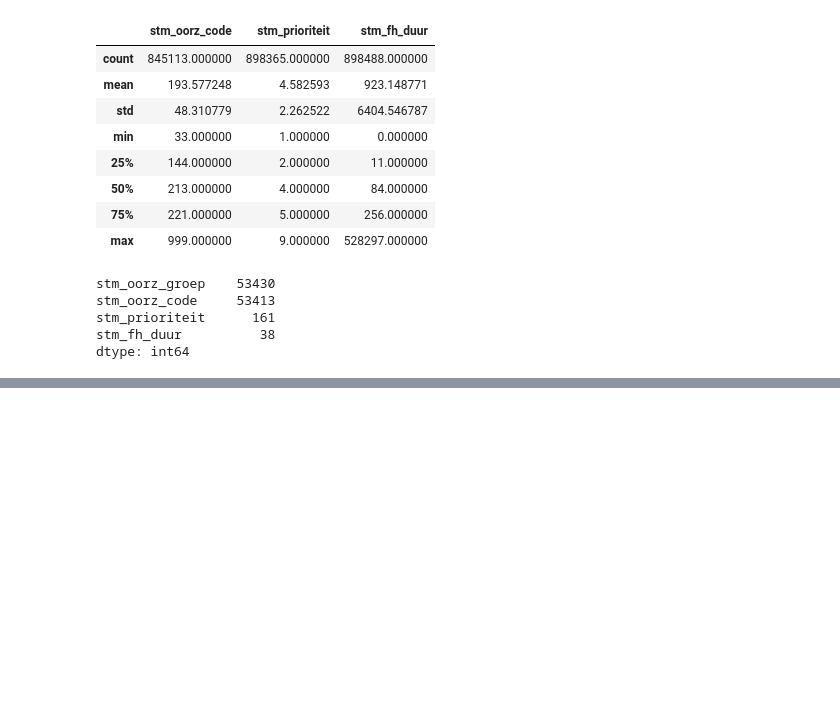
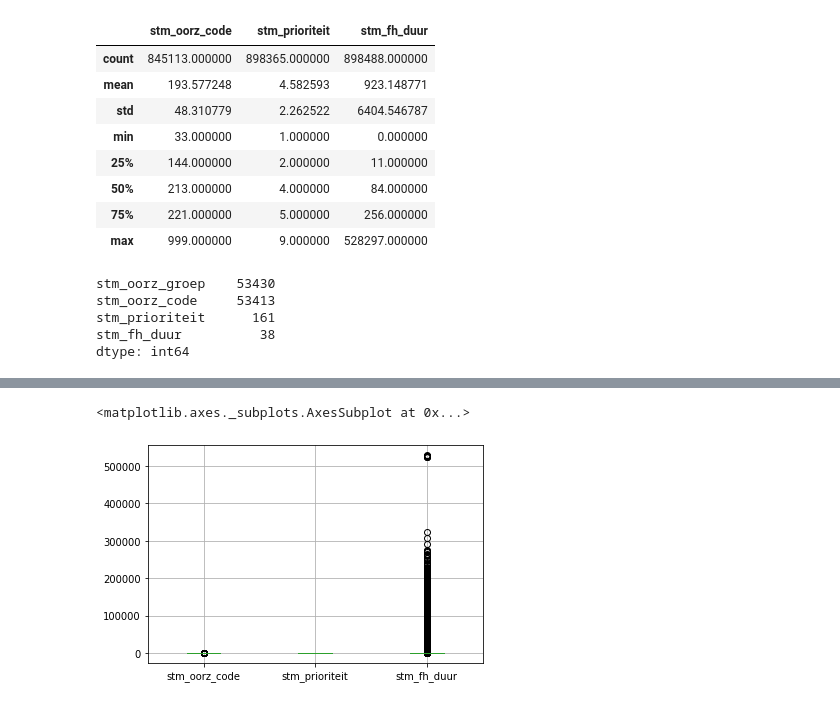
Before and after one commit to AmaryllisLee/DDB_Prorail, a Jupyter notebook: project_ProRail.ipynb, the cells around one changed output, grey strips where cells are left out. Saved outputs shown, nothing was run; the diff lists cells and outputs as text; code cells hidden in the pictures; blank space fills up the shorter version.

```diff
--- a/project_ProRail.ipynb
+++ b/project_ProRail.ipynb
@@ -256,0 +365,5 @@ Rijen verloren door Nan oorzaakgroep : 6.320219899587393%
+# %%
+df2.boxplot()
+# %% [output]
+<matplotlib.axes._subplots.AxesSubplot at 0x...>
+[figure, added]
```
Also changed, not shown: parts of 32 cells of this notebook.
